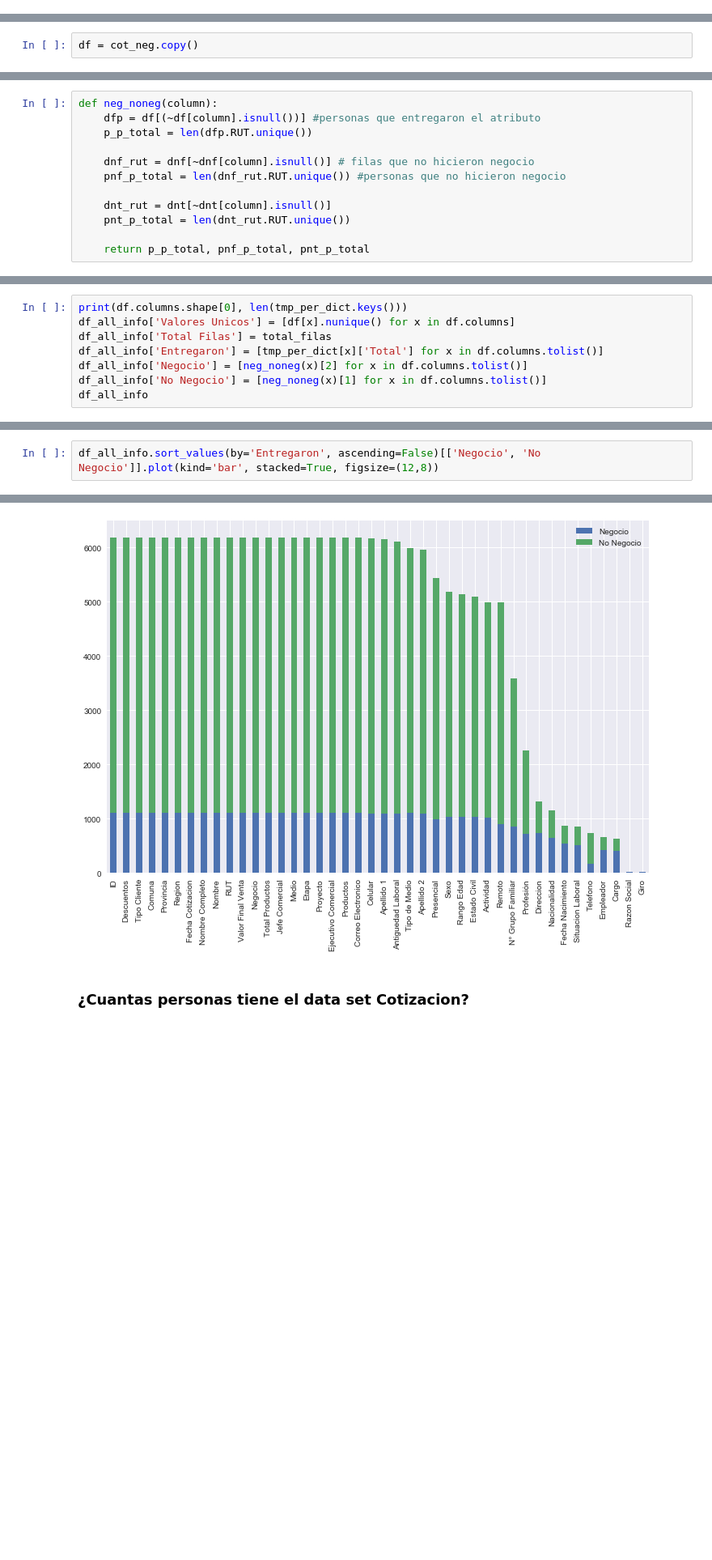
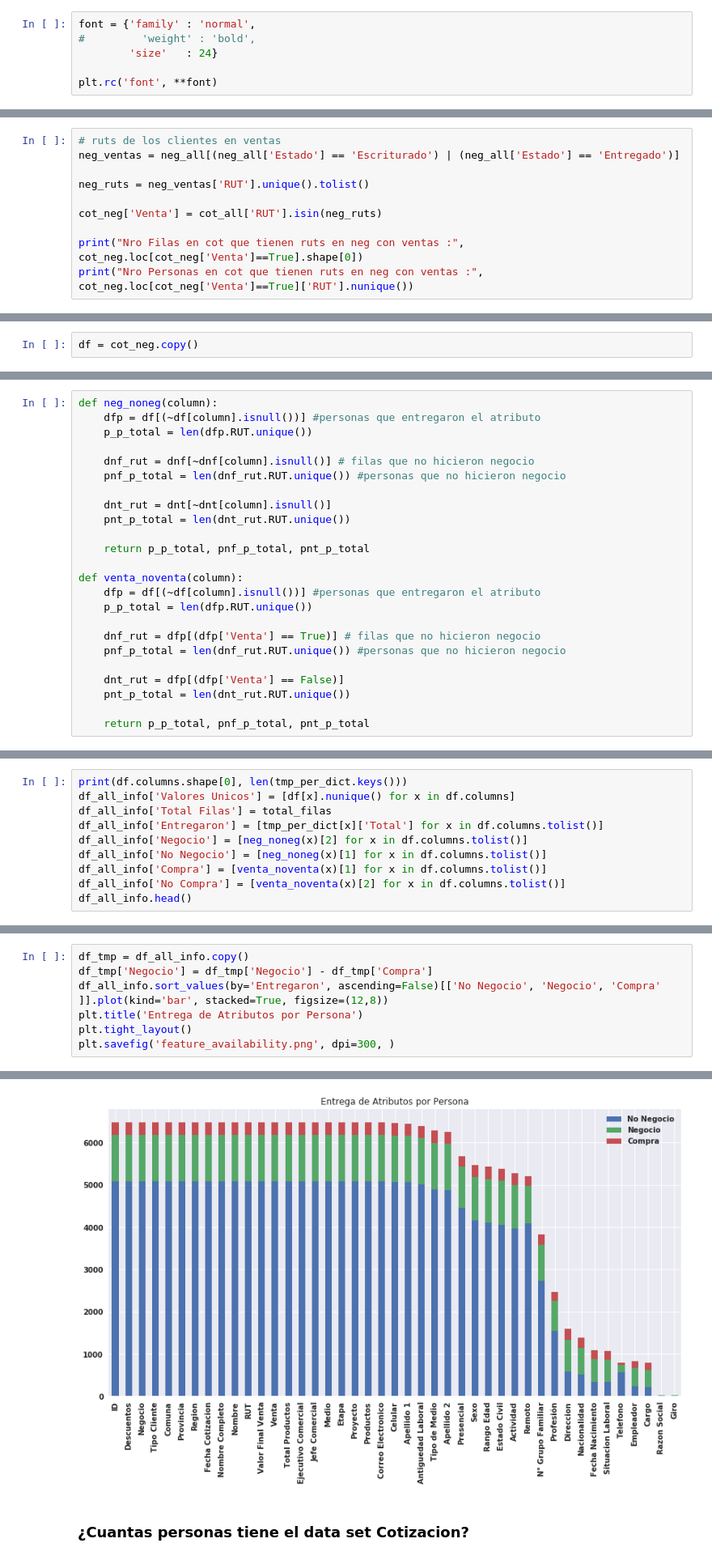
Before and after one commit to jcardenaslie/mem_aitue, a Jupyter notebook: Main Project/1 - Data Understanding/1.3 - Cotizantes en Negocios.ipynb, the cells around one changed output, grey strips where cells are left out. Shown at 81% size. Cells and saved outputs as stored; diff of their text form; blank space fills up the shorter version.

```diff
--- a/Main Project/1 - Data Understanding/1.3 - Cotizantes en Negocios.ipynb
+++ b/Main Project/1 - Data Understanding/1.3 - Cotizantes en Negocios.ipynb
@@ -9,6 +9,12 @@ sb.set()
 import matplotlib.pyplot as plt
 %matplotlib inline
 import pandas as pd
+# %%
+font = {'family' : 'normal',
+#         'weight' : 'bold',
+        'size'   : 24}
+
+plt.rc('font', **font)
 # %%
 cot_all = pd.read_excel('..\\..\\Datos\\working\\cotizaciones_all.xlsx')
 cot_all.shape
@@ -61,0 +68,10 @@ Nro Filas en cot que tienen ruts en neg : 5697
+# %%
+# ruts de los clientes en ventas
+neg_ventas = neg_all[(neg_all['Estado'] == 'Escriturado') | (neg_all['Estado'] == 'Entregado')]
+
+neg_ruts = neg_ventas['RUT'].unique().tolist()
+
+cot_neg['Venta'] = cot_all['RUT'].isin(neg_ruts)
+
+print("Nro Filas en cot que tienen ruts en neg con ventas :", cot_neg.loc[cot_neg['Venta']==True].shape[0])
+print("Nro Personas en cot que tienen ruts en neg con ventas :", cot_neg.loc[cot_neg['Venta']==True]['RUT'].nunique())
@@ -87,6 +123,18 @@ def neg_noneg(column):
     pnt_p_total = len(dnt_rut.RUT.unique())
 
     return p_p_total, pnf_p_total, pnt_p_total
+
+def venta_noventa(column):
+    dfp = df[(~df[column].isnull())] #personas que entregaron el atributo
+    p_p_total = len(dfp.RUT.unique())
+
+    dnf_rut = dfp[(dfp['Venta'] == True)] # filas que no hicieron negocio
+    pnf_p_total = len(dnf_rut.RUT.unique()) #personas que no hicieron negocio
+
+    dnt_rut = dfp[(dfp['Venta'] == False)]
+    pnt_p_total = len(dnt_rut.RUT.unique())
+
+    return p_p_total, pnf_p_total, pnt_p_total
 # %%
 df = cot_neg
 tab_info=pd.DataFrame(df.dtypes).T.rename(index={0:'Tipo Columna'})
@@ -121,5 +169,7 @@ df_all_info['Total Filas'] = total_filas
 df_all_info['Entregaron'] = [tmp_per_dict[x]['Total'] for x in df.columns.tolist()]
 df_all_info['Negocio'] = [neg_noneg(x)[2] for x in df.columns.tolist()]
 df_all_info['No Negocio'] = [neg_noneg(x)[1] for x in df.columns.tolist()]
-df_all_info
+df_all_info['Compra'] = [venta_noventa(x)[1] for x in df.columns.tolist()]
+df_all_info['No Compra'] = [venta_noventa(x)[2] for x in df.columns.tolist()]
+df_all_info.head()
 # %% [output]
@@ -144,3 +183,8 @@ df_all_info
 # %%
-df_all_info.sort_values(by='Entregaron', ascending=False)[['Negocio', 'No Negocio']].plot(kind='bar', stacked=True, figsize=(12,8))
+df_tmp = df_all_info.copy()
+df_tmp['Negocio'] = df_tmp['Negocio'] - df_tmp['Compra']
+df_all_info.sort_values(by='Entregaron', ascending=False)[['No Negocio', 'Negocio', 'Compra' ]].plot(kind='bar', stacked=True, figsize=(12,8))
+plt.title('Entrega de Atributos por Persona')
+plt.tight_layout()
+plt.savefig('feature_availability.png', dpi=300, )
 # %% [output]
@@ -148,4 +191,4 @@ df_all_info.sort_values(by='Entregaron', ascending=False)[['Negocio', 'No Negoci
-[figure, old version]
+[figure, new version]
 # %% [markdown]
 ### ¿Cuantas personas tiene el data set Cotizacion?
 # %%
```
Also changed, not shown: parts of 7 cells of this notebook, 3 other files.
